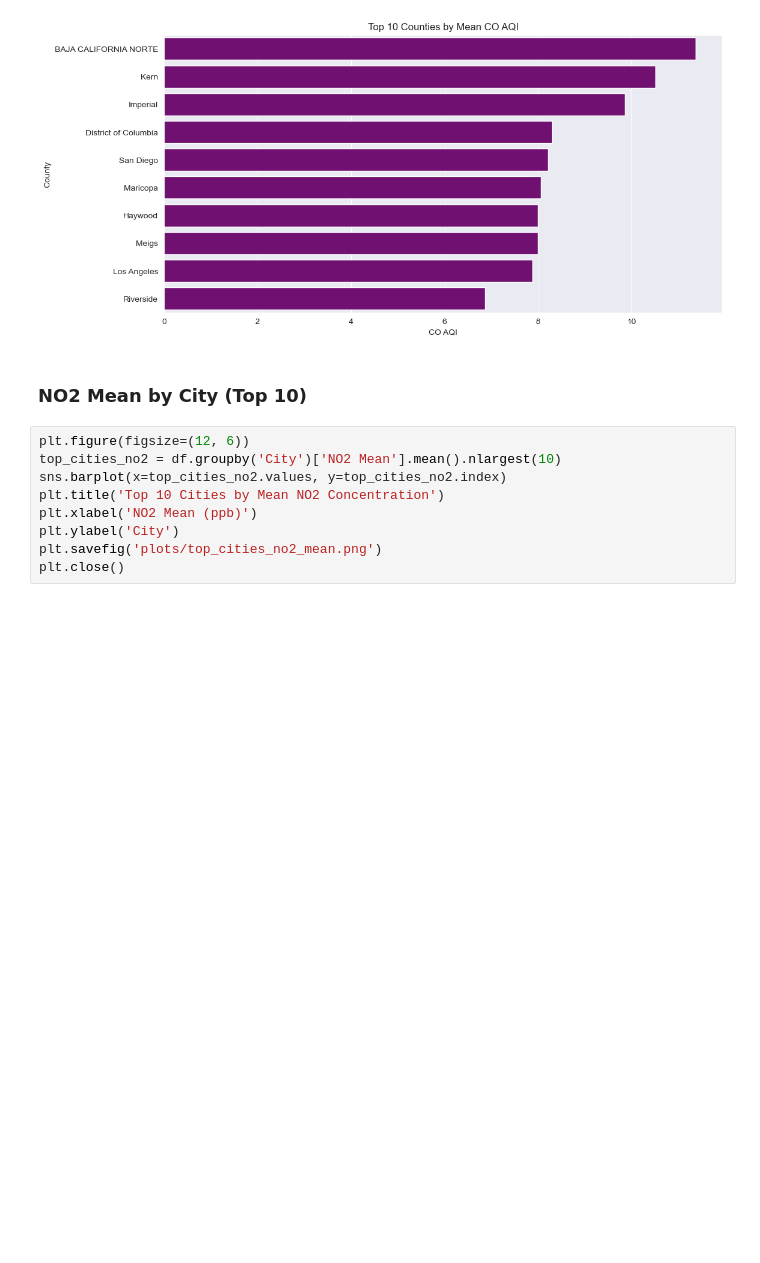
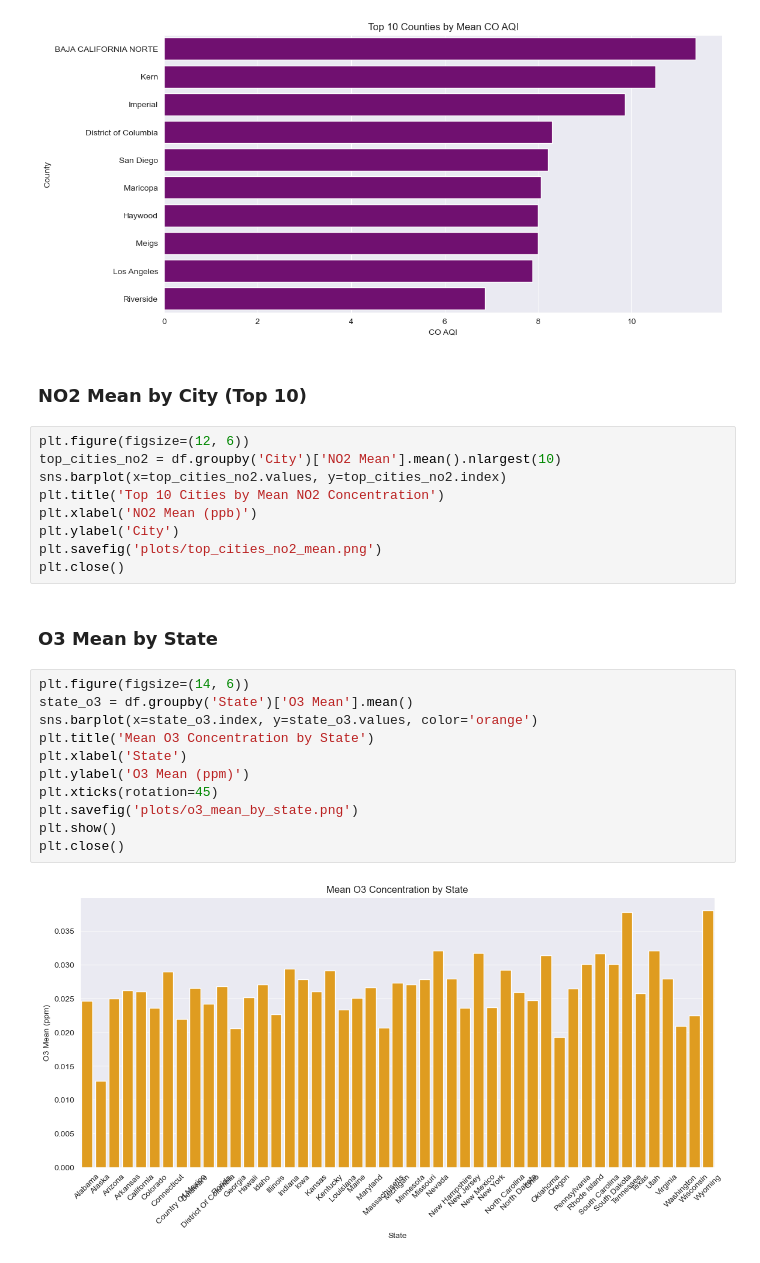
Before and after one commit to aghabidareh/PollutionAnalyzer, a Jupyter notebook: main.ipynb, the cells around one changed output. Cells and saved outputs as stored; diff of their text form; blank space fills up the shorter version.

Commit message:
plot-and-graphs-section-14

```diff
--- a/main.ipynb
+++ b/main.ipynb
@@ -205,3 +205,18 @@ plt.xlabel('NO2 Mean (ppb)')
 plt.ylabel('City')
 plt.savefig('plots/top_cities_no2_mean.png')
 plt.close()
+# %% [markdown]
+### O3 Mean by State
+# %%
+plt.figure(figsize=(14, 6))
+state_o3 = df.groupby('State')['O3 Mean'].mean()
+sns.barplot(x=state_o3.index, y=state_o3.values, color='orange')
+plt.title('Mean O3 Concentration by State')
+plt.xlabel('State')
+plt.ylabel('O3 Mean (ppm)')
+plt.xticks(rotation=45)
+plt.savefig('plots/o3_mean_by_state.png')
+plt.show()
+plt.close()
+# %% [output]
+[figure, added]
```
Also changed, not shown: 1 other file.
